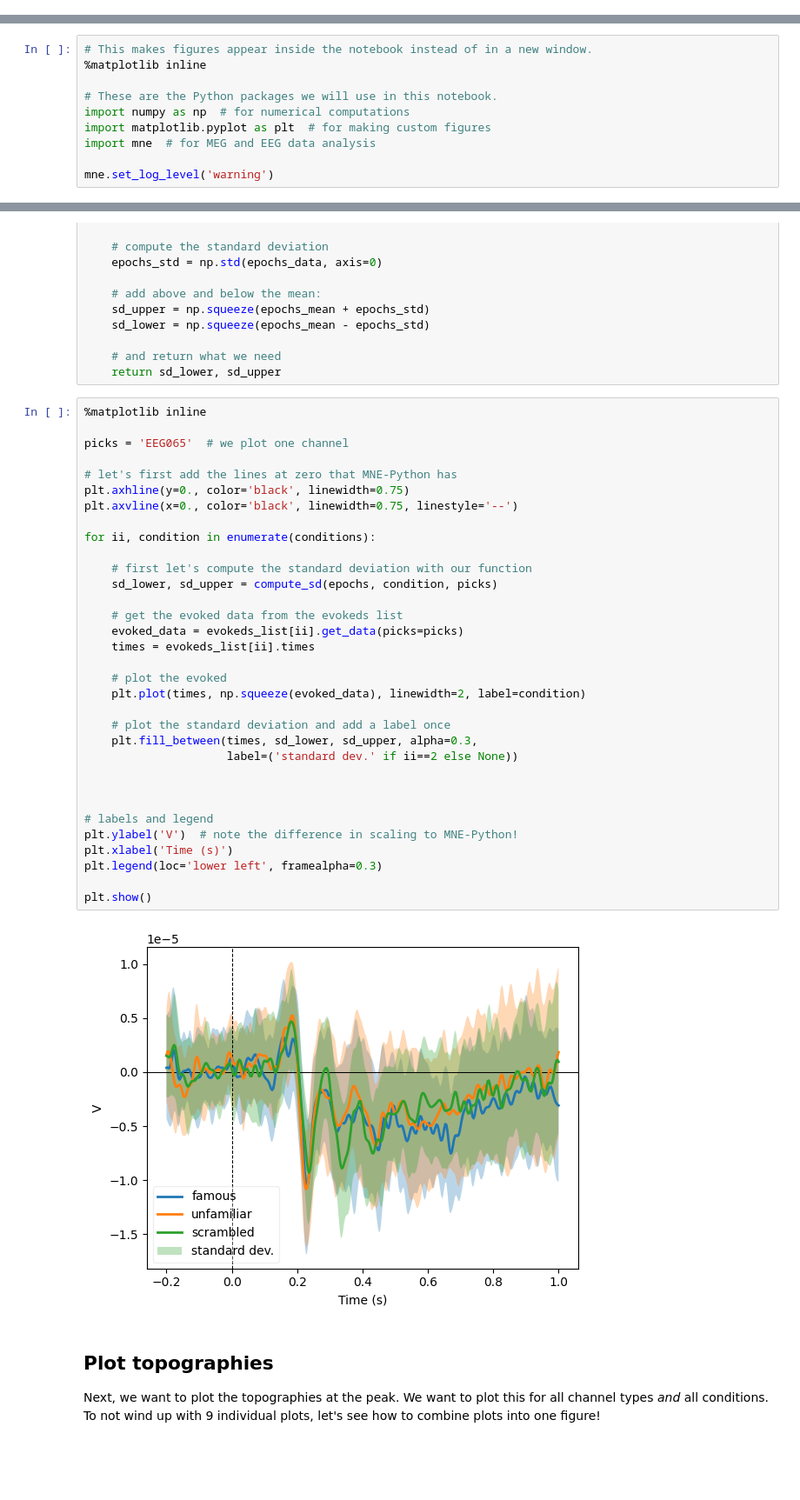
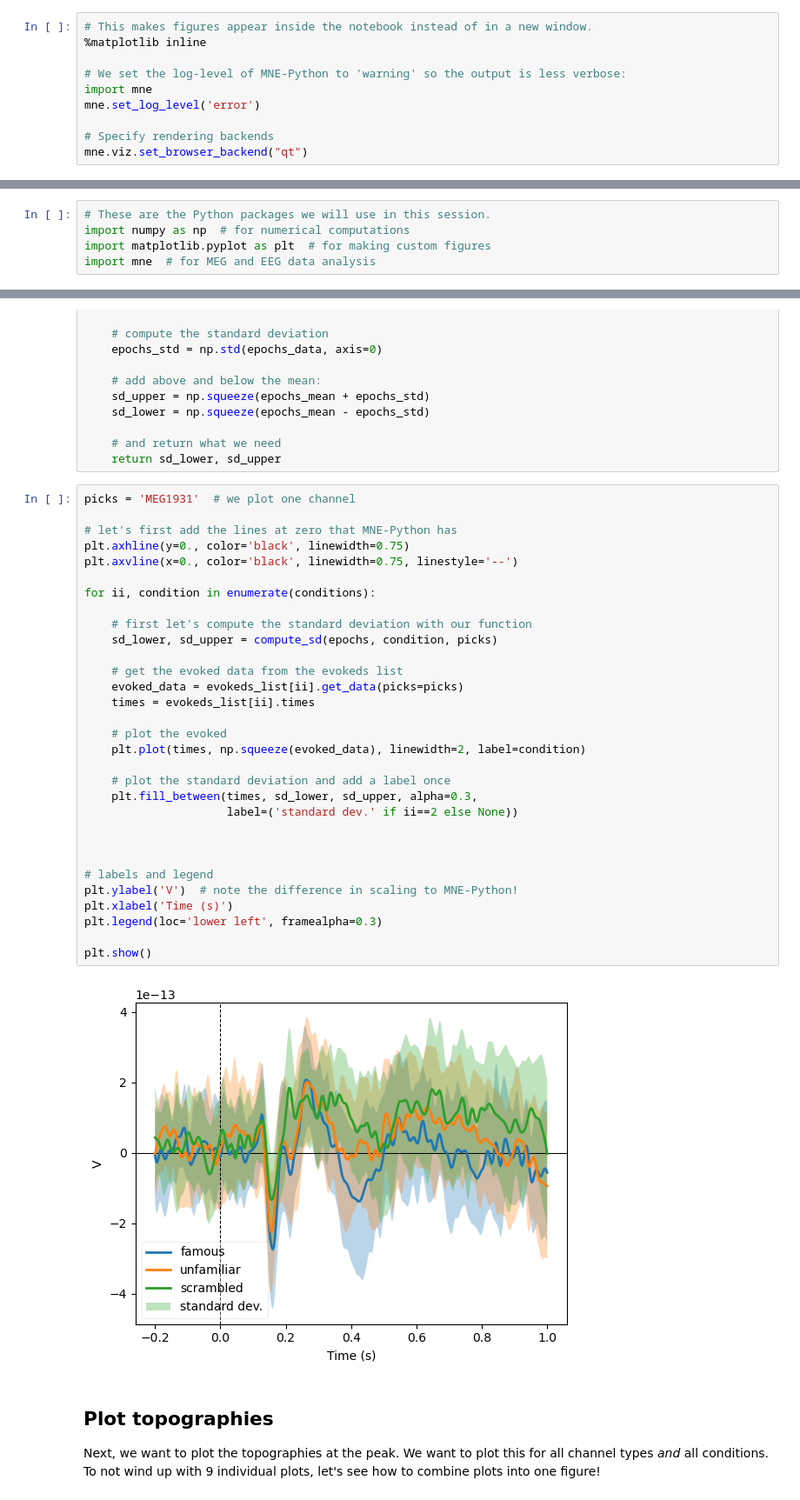
Before and after one commit to wmvanvliet/mne-course, a Jupyter notebook: 2-sensor-level.ipynb, the cells around one changed output, grey strips where cells are left out. Shown at 87% size. Drawn from its saved outputs; the diff is of its cells as text; blank space fills up the shorter version.

```diff
--- a/2-sensor-level.ipynb
+++ b/2-sensor-level.ipynb
@@ -5,17 +5,22 @@
 Authors:
 Marijn van Vliet, Britta Westner, Alexandre Gramfort, Denis A. Engemann
 `
+# %%
+# This makes figures appear inside the notebook instead of in a new window.
+%matplotlib inline
+
+# We set the log-level of MNE-Python to 'warning' so the output is less verbose:
+import mne
+mne.set_log_level('error')
+
+# Specify rendering backends
+mne.viz.set_browser_backend("qt")
 # %% [markdown]
 ## Setup
 
 We already know this part from last time:
 # %%
-# This makes figures appear inside the notebook instead of in a new window.
-%matplotlib inline
-
-# These are the Python packages we will use in this notebook.
+# These are the Python packages we will use in this session.
 import numpy as np  # for numerical computations
 import matplotlib.pyplot as plt  # for making custom figures
 import mne  # for MEG and EEG data analysis
-
-mne.set_log_level('warning')
@@ -237,40 +263,38 @@ def compute_sd(epochs, condition, picks):
     # and return what we need
     return sd_lower, sd_upper
 # %%
-%matplotlib inline
-
-picks = 'EEG065'  # we plot one channel
+picks = 'MEG1931'  # we plot one channel
 
 # let's first add the lines at zero that MNE-Python has
 plt.axhline(y=0., color='black', linewidth=0.75)
 plt.axvline(x=0., color='black', linewidth=0.75, linestyle='--')
 
 for ii, condition in enumerate(conditions):
 
     # first let's compute the standard deviation with our function
     sd_lower, sd_upper = compute_sd(epochs, condition, picks)
 
     # get the evoked data from the evokeds list
     evoked_data = evokeds_list[ii].get_data(picks=picks)
     times = evokeds_list[ii].times
 
     # plot the evoked
     plt.plot(times, np.squeeze(evoked_data), linewidth=2, label=condition)
 
     # plot the standard deviation and add a label once
     plt.fill_between(times, sd_lower, sd_upper, alpha=0.3,
                      label=('standard dev.' if ii==2 else None))
 
 
 
 # labels and legend
 plt.ylabel('V')  # note the difference in scaling to MNE-Python!
 plt.xlabel('Time (s)')
 plt.legend(loc='lower left', framealpha=0.3)
 
 plt.show()
 # %% [output]
-[figure, old version]
+[figure, new version]
 # %% [markdown]
 ## Plot topographies
 
```
Also changed, not shown: parts of 16 cells of this notebook, 6 other files.
